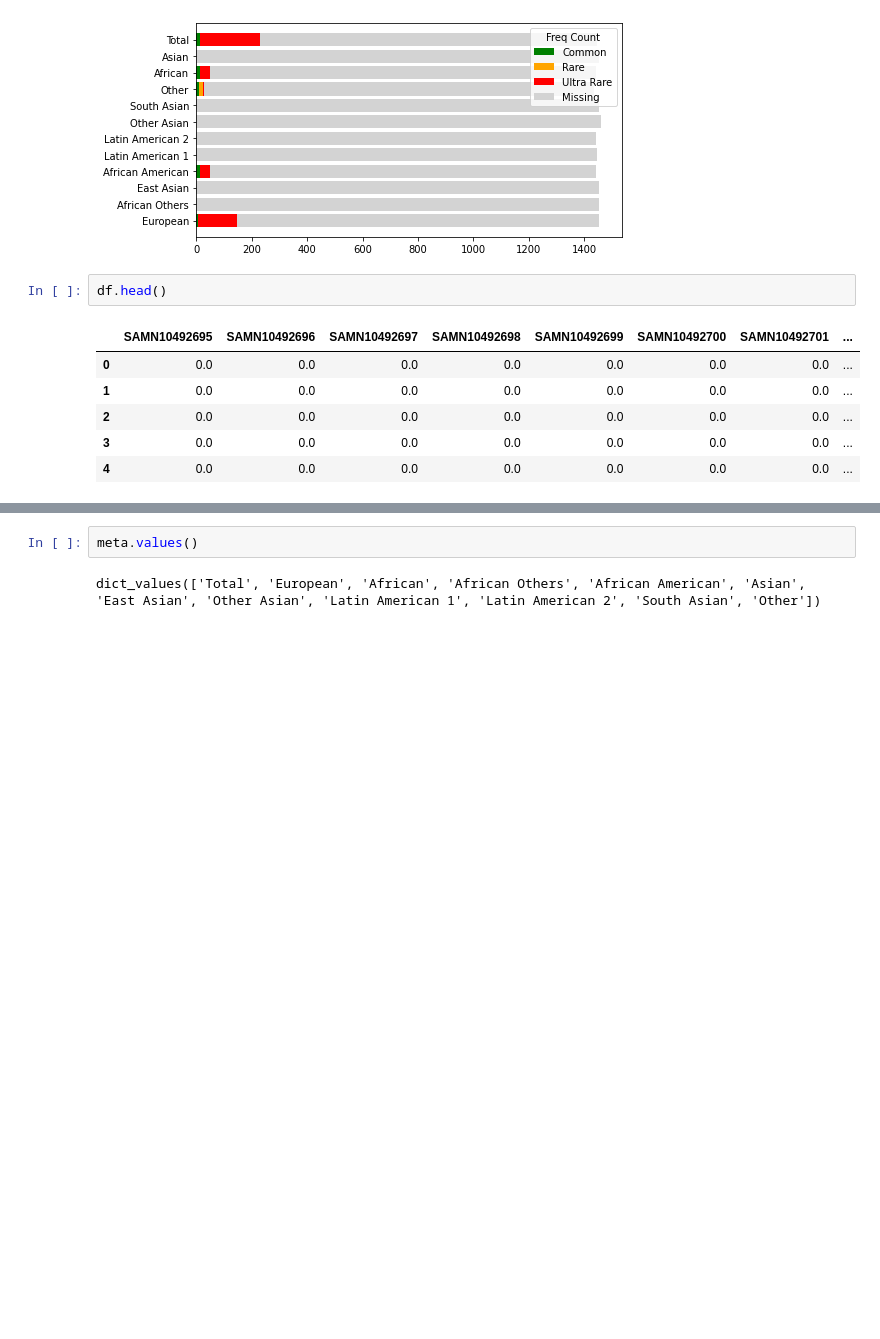
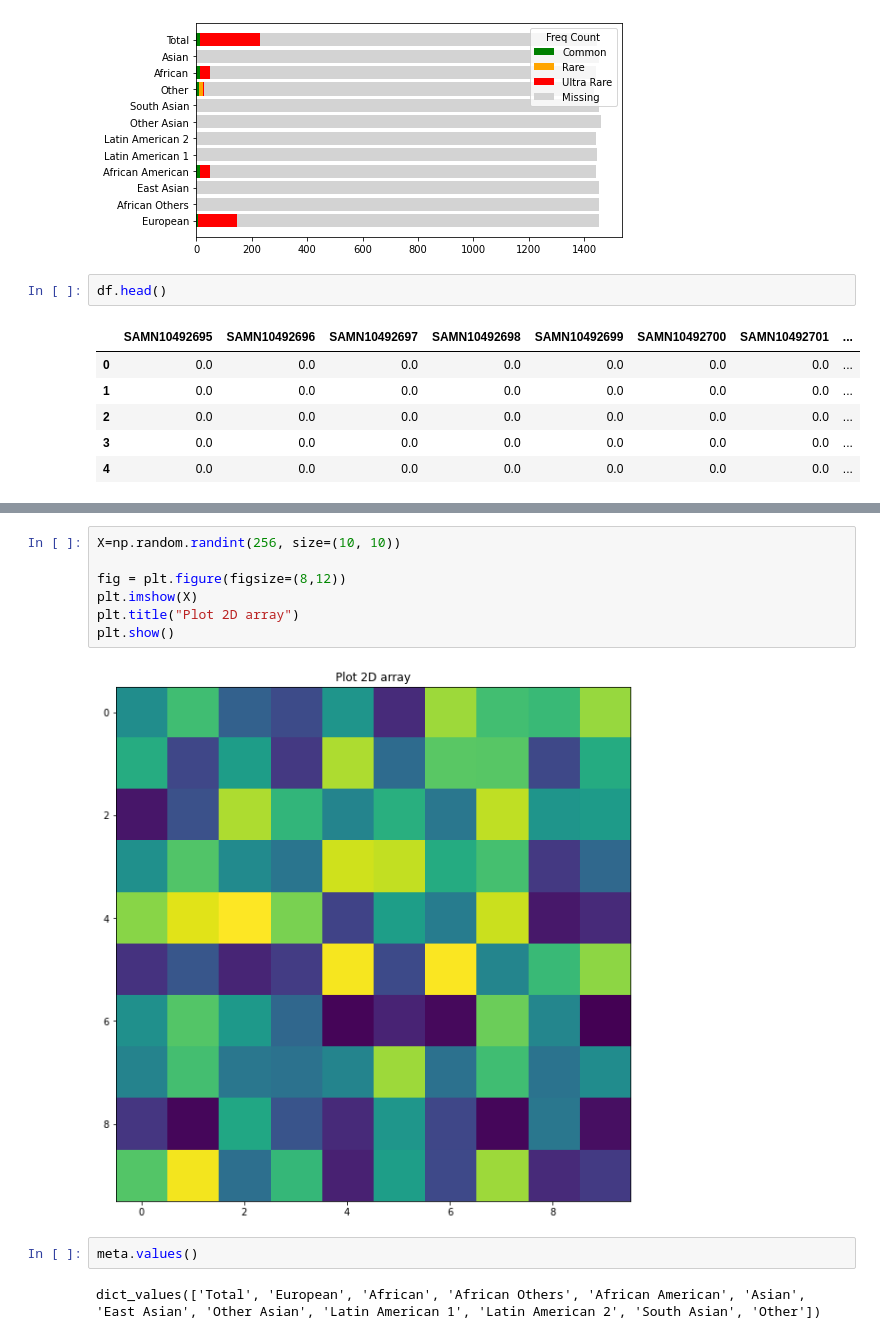
Before and after one commit to BioITHackathons/Visualization-of-NCBI-ALFA-Variants, a Jupyter notebook: ALFA_genesum.ipynb, the cells around one changed output, grey strips where cells are left out. Saved outputs shown, nothing was run; the diff lists cells and outputs as text; blank space fills up the shorter version.

```diff
--- a/ALFA_genesum.ipynb
+++ b/ALFA_genesum.ipynb
@@ -252,3 +288,12 @@ df.head()
+# %%
+X=np.random.randint(256, size=(10, 10))
+
+fig = plt.figure(figsize=(8,12))
+plt.imshow(X)
+plt.title("Plot 2D array")
+plt.show()
+# %% [output]
+[figure, added]
 # %%
 meta.values()
 # %% [output]
```
Also changed, not shown: parts of 3 cells of this notebook.
